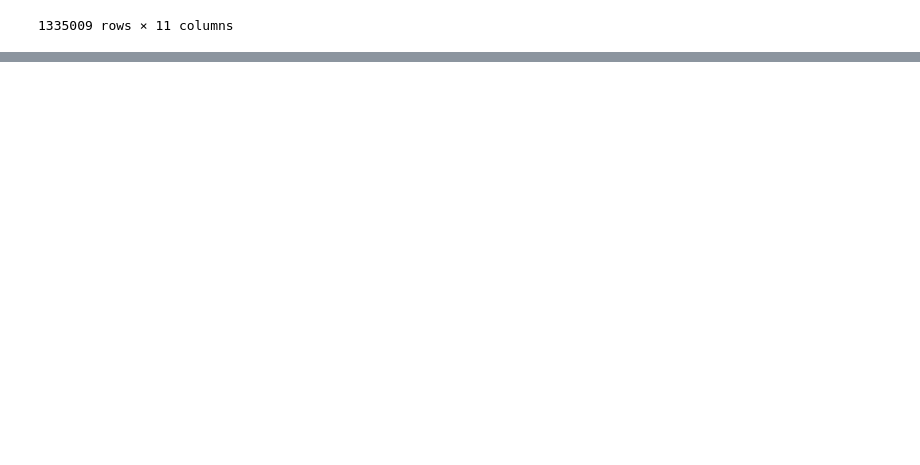
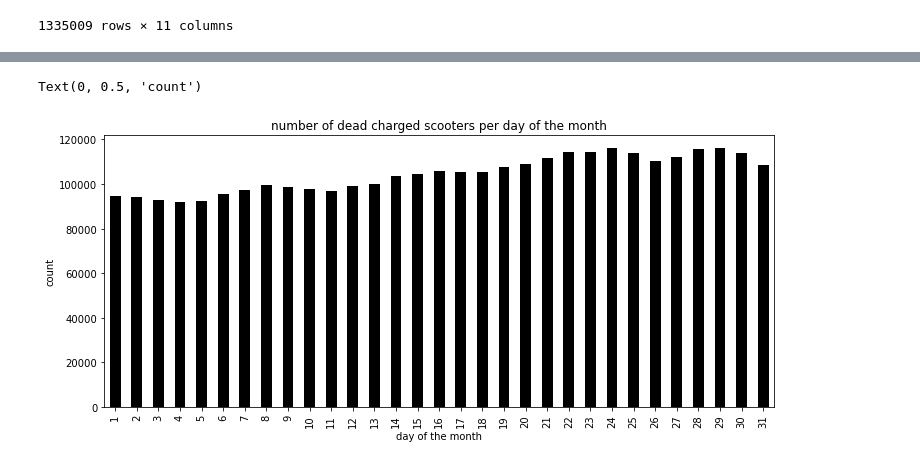
Before and after one commit to Quezadajl/nashville-scooters-project, a Jupyter notebook: notebooks/july.ipynb, the cells around one changed output, grey strips where cells are left out. Saved outputs shown, nothing was run; the diff lists cells and outputs as text; code cells hidden in the pictures; blank space fills up the shorter version.

```diff
--- a/notebooks/july.ipynb
+++ b/notebooks/july.ipynb
@@ -93,0 +194,4 @@ full_charge
+# %%
+#focus on scooters with 0 charge
+dead_charge = july.loc[july['chargelevel'] == 0]
+dead_charge
@@ -93,0 +249,3 @@ full_charge
+# %%
+dead_day_of_month = dead_charge['day'].value_counts().sort_index()
+dead_day_of_month
@@ -93,0 +279,9 @@ full_charge
+# %%
+dead_day_of_month.plot(kind="bar", figsize=(12,5), color= 'black')
+
+plt.title('number of dead charged scooters per day of the month')
+plt.xlabel('day of the month')
+plt.ylabel('count')
+# %% [output]
+Text(0, 0.5, 'count')
+[figure, added]
```
Also changed, not shown: parts of 17 cells of this notebook, 1 other file.
